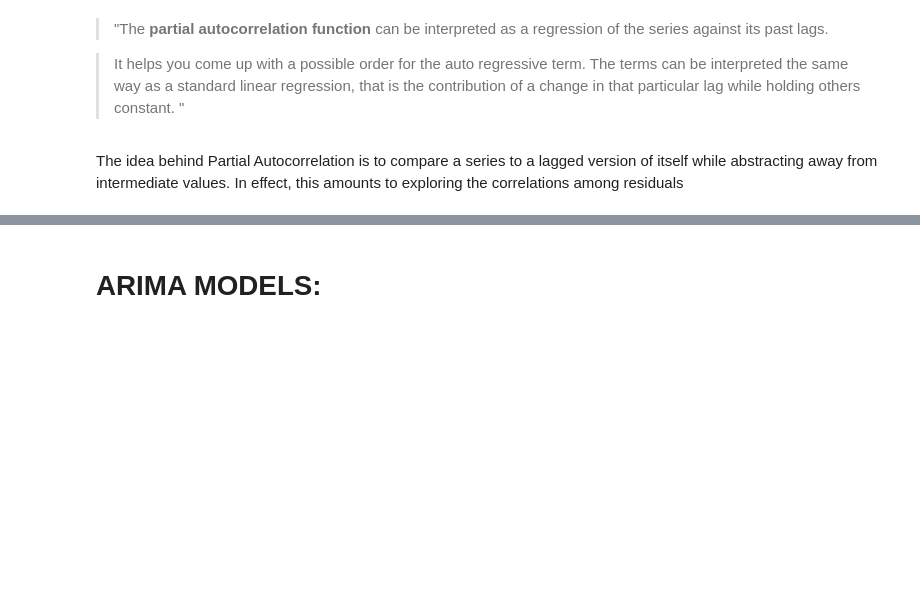
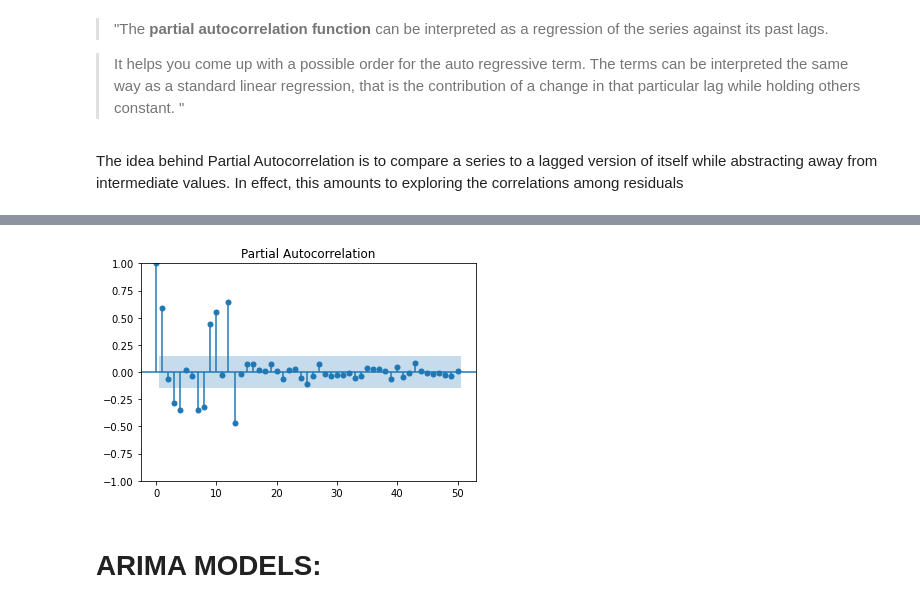
Before and after one commit to garrettwilliams90/DSLE-083021-TimeSeriesReview, a Jupyter notebook: TS-Review.ipynb, the cells around one changed output, grey strips where cells are left out. Cells and saved outputs as stored; diff of their text form; code cells hidden in the pictures; blank space fills up the shorter version.

```diff
--- a/TS-Review.ipynb
+++ b/TS-Review.ipynb
@@ -291,3 +484,7 @@ tsa.plot_pacf(df_taxes['counts'],lags=50);
+# %%
+tsa.plot_pacf(df_taxes['counts'],lags=50, method = 'ywm');
+# %% [output]
+[figure, added]
 # %% [markdown]
 # ARIMA MODELS:
 # %% [markdown]
```
Also changed, not shown: parts of 84 cells of this notebook.
